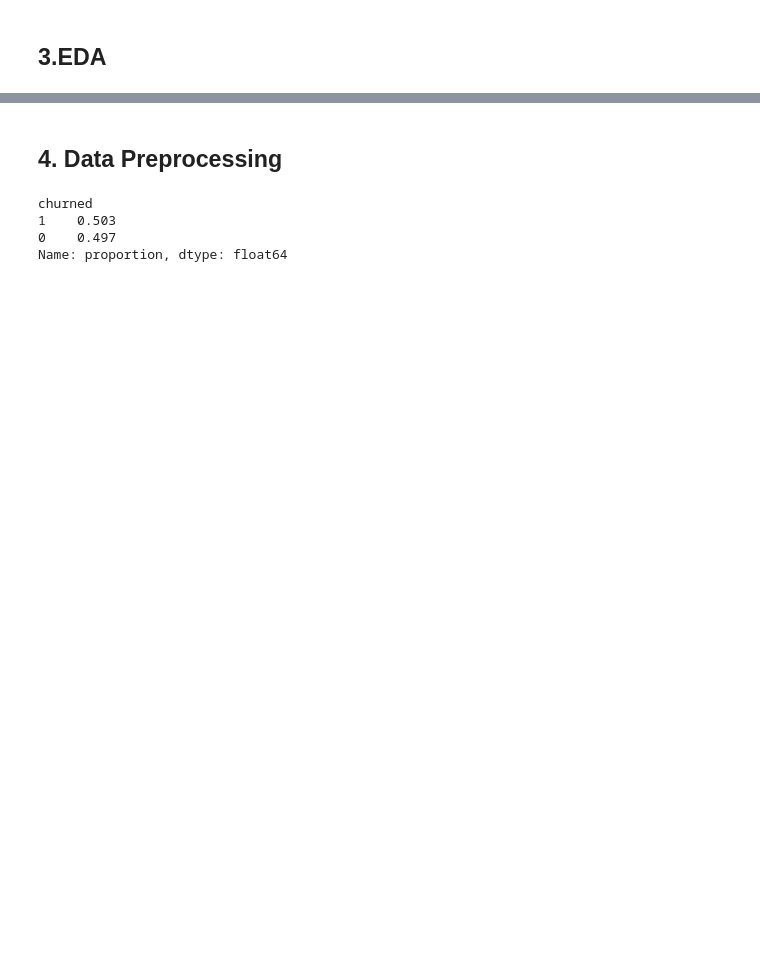
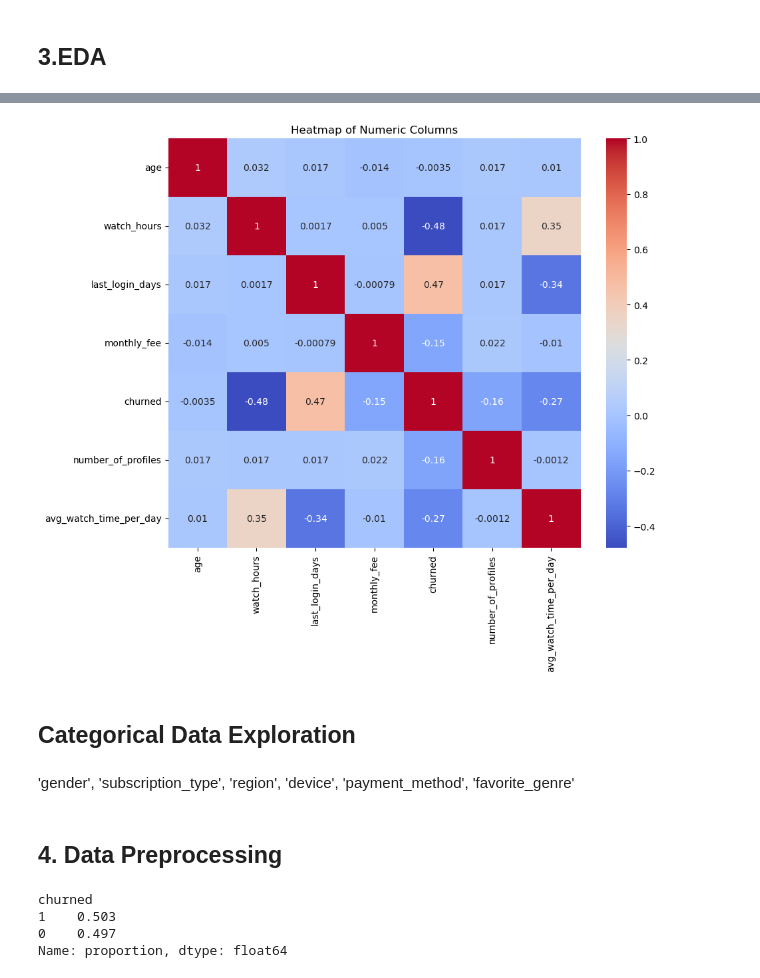
Before and after one commit to MahlatseMasemola/Netflix_customer_churn_assignment_1, a Jupyter notebook: Marketing_data_models_project_1.ipynb, the cells around one changed output, grey strips where cells are left out. Cells and saved outputs as stored; diff of their text form; code cells hidden in the pictures; blank space fills up the shorter version.

Commit message:
data exploration

```diff
--- a/Marketing_data_models_project_1.ipynb
+++ b/Marketing_data_models_project_1.ipynb
@@ -76,0 +79,3 @@ dtype: int64
+# %%
+numeric_columns_data = df.select_dtypes(include=['number'])
+numeric_columns_data
@@ -76,0 +96,13 @@ dtype: int64
+# %%
+numeric_columns_data.corr()
+plt.figure(figsize=(10, 8))  # optional: set size
+sns.heatmap(numeric_columns_data.corr(), annot=True, cmap='coolwarm')
+plt.title('Heatmap of Numeric Columns')
+plt.show()
+# %% [output]
+[figure, added]
+# %% [markdown]
+## Categorical Data Exploration
+# %% [markdown]
+'gender', 'subscription_type', 'region',
+                             'device', 'payment_method', 'favorite_genre'
```
Also changed, not shown: parts of 8 cells of this notebook.
